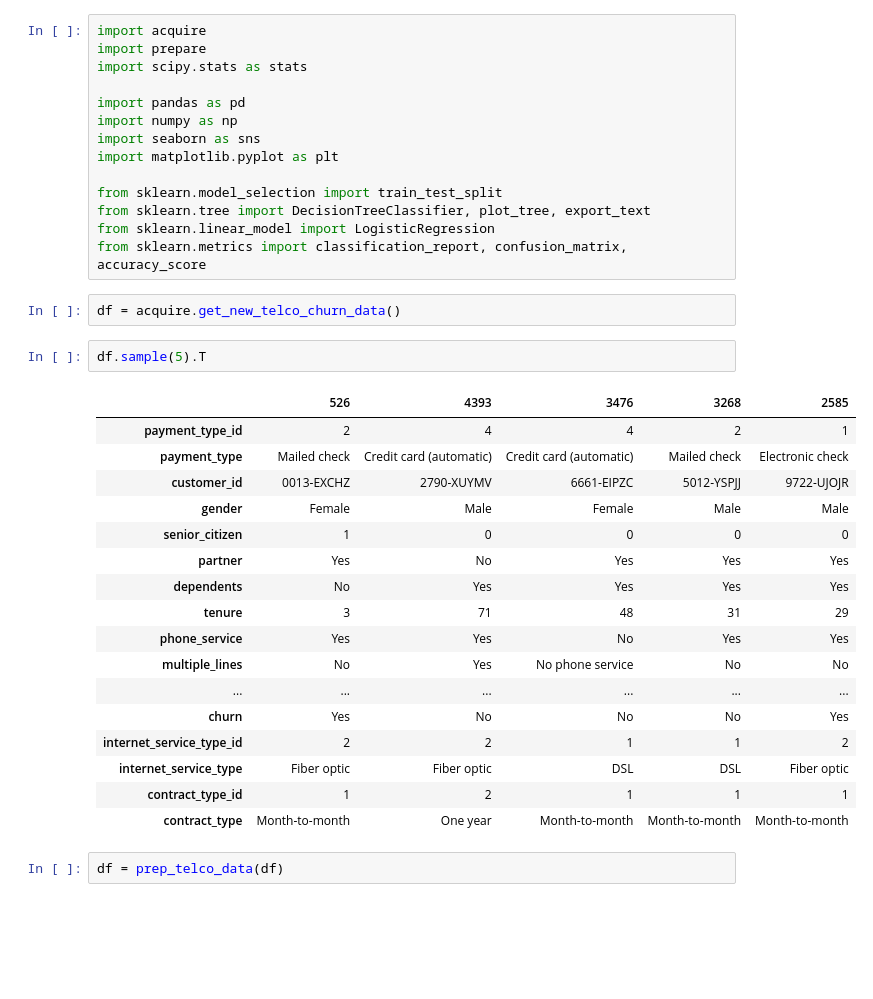
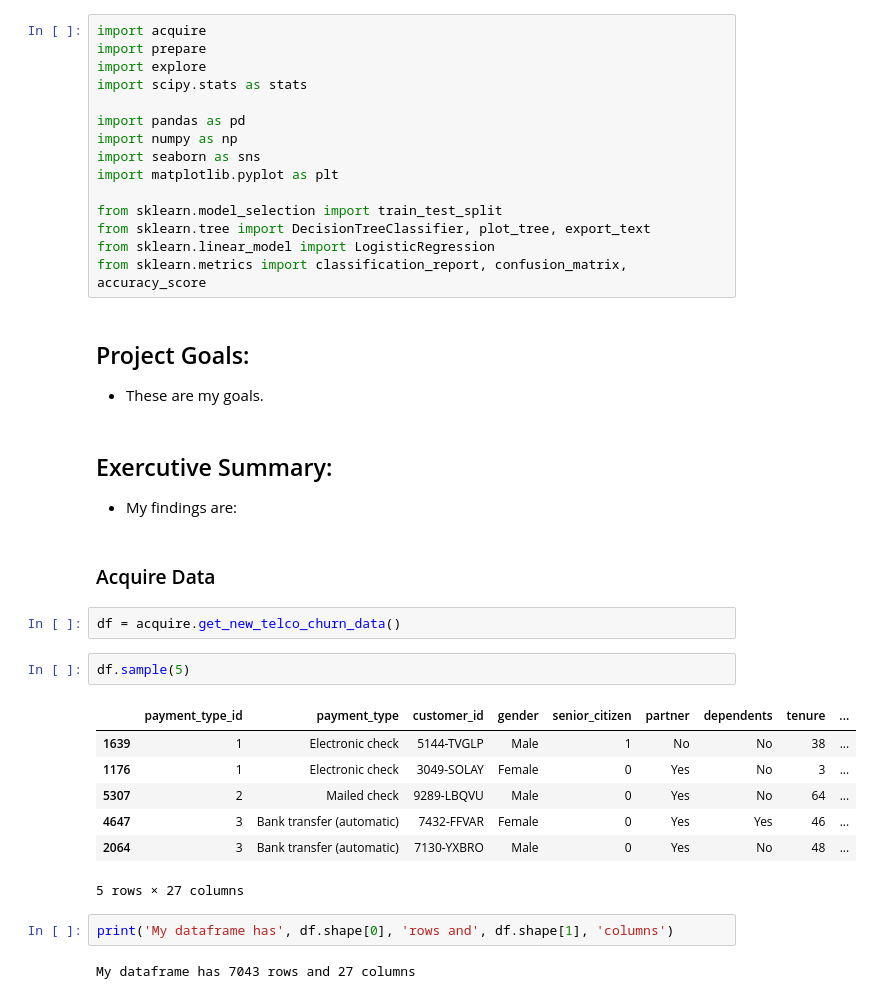
Before and after one commit to DesireeMcElroy/telco-classification-project, a Jupyter notebook: final_notebook.ipynb, the cells around one changed output. Drawn from its saved outputs; the diff is of its cells as text; blank space fills up the shorter version.

```diff
--- a/final_notebook.ipynb
+++ b/final_notebook.ipynb
@@ -1,6 +1,7 @@
 # %%
 import acquire
 import prepare
+import explore
 import scipy.stats as stats
 
 import pandas as pd
@@ -12,27 +13,27 @@ from sklearn.model_selection import train_test_split
 from sklearn.tree import DecisionTreeClassifier, plot_tree, export_text
 from sklearn.linear_model import LogisticRegression
 from sklearn.metrics import classification_report, confusion_matrix, accuracy_score
+# %% [markdown]
+## Project Goals:
+- These are my goals.
+# %% [markdown]
+## Exercutive Summary:
+- My findings are:
+# %% [markdown]
+### Acquire Data
 # %%
 df = acquire.get_new_telco_churn_data()
 # %%
-df.sample(5).T
+df.sample(5)
 # %% [output]
-|  | 526 | 4393 | 3476 | 3268 | 2585 |
-| payment_type_id | 2 | 4 | 4 | 2 | 1 |
-| payment_type | Mailed check | Credit card (automatic) | Credit card (automatic) | Mailed check | Electronic check |
-| customer_id | 0013-EXCHZ | 2790-XUYMV | 6661-EIPZC | 5012-YSPJJ | 9722-UJOJR |
-| gender | Female | Male | Female | Male | Male |
-| senior_citizen | 1 | 0 | 0 | 0 | 0 |
-| partner | Yes | No | Yes | Yes | Yes |
-| dependents | No | Yes | Yes | Yes | Yes |
-| tenure | 3 | 71 | 48 | 31 | 29 |
-| phone_service | Yes | Yes | No | Yes | Yes |
-| multiple_lines | No | Yes | No phone service | No | No |
-| ... | ... | ... | ... | ... | ... |
-| churn | Yes | No | No | No | Yes |
-| internet_service_type_id | 2 | 2 | 1 | 1 | 2 |
-| internet_service_type | Fiber optic | Fiber optic | DSL | DSL | Fiber optic |
-| contract_type_id | 1 | 2 | 1 | 1 | 1 |
-| contract_type | Month-to-month | One year | Month-to-month | Month-to-month | Month-to-month |
+|  | payment_type_id | payment_type | customer_id | gender | senior_citizen | partner | dependents | tenure | ... |
+| 1639 | 1 | Electronic check | 5144-TVGLP | Male | 1 | No | No | 38 | ... |
+| 1176 | 1 | Electronic check | 3049-SOLAY | Female | 0 | Yes | No | 3 | ... |
+| 5307 | 2 | Mailed check | 9289-LBQVU | Male | 0 | Yes | No | 64 | ... |
+| 4647 | 3 | Bank transfer (automatic) | 7432-FFVAR | Female | 0 | Yes | Yes | 46 | ... |
+| 2064 | 3 | Bank transfer (automatic) | 7130-YXBRO | Male | 0 | Yes | No | 48 | ... |
+5 rows × 27 columns
-# %%
-df = prep_telco_data(df)
+# %%
+print('My dataframe has', df.shape[0], 'rows and', df.shape[1], 'columns')
+# %% [output]
+My dataframe has 7043 rows and 27 columns
```
Also changed, not shown: parts of 18 cells of this notebook.
